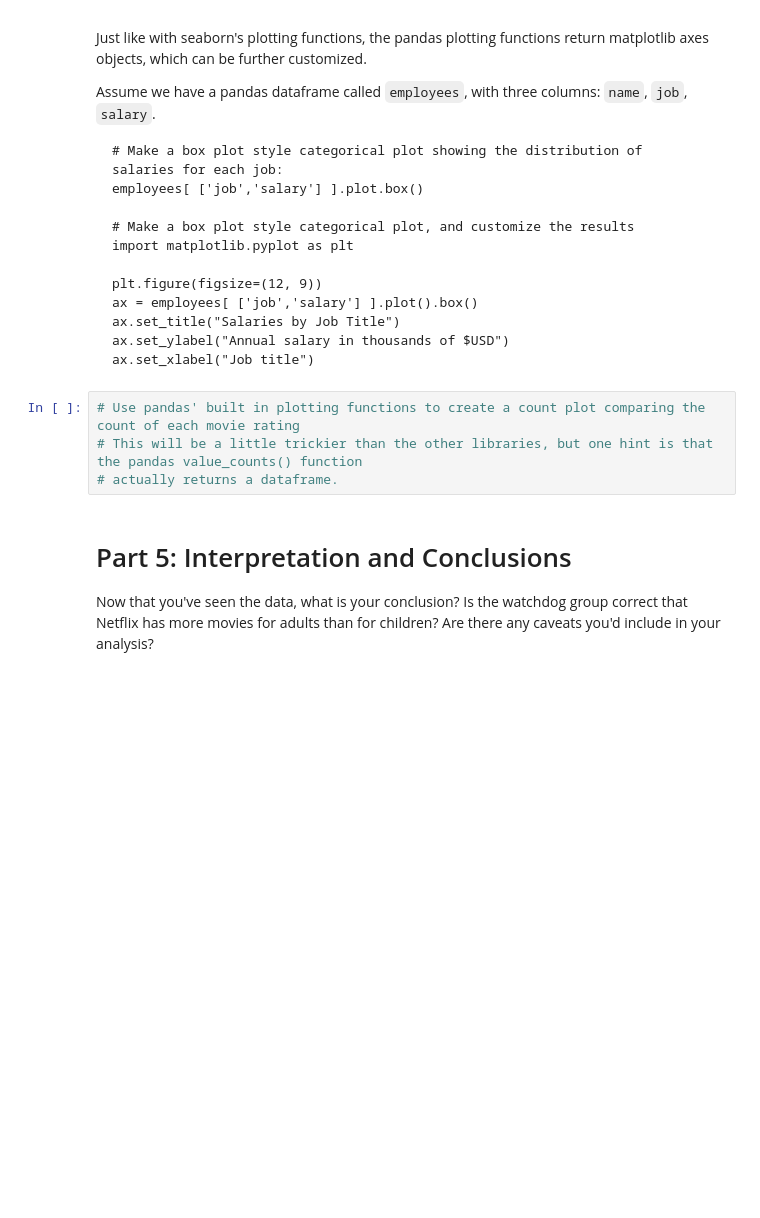
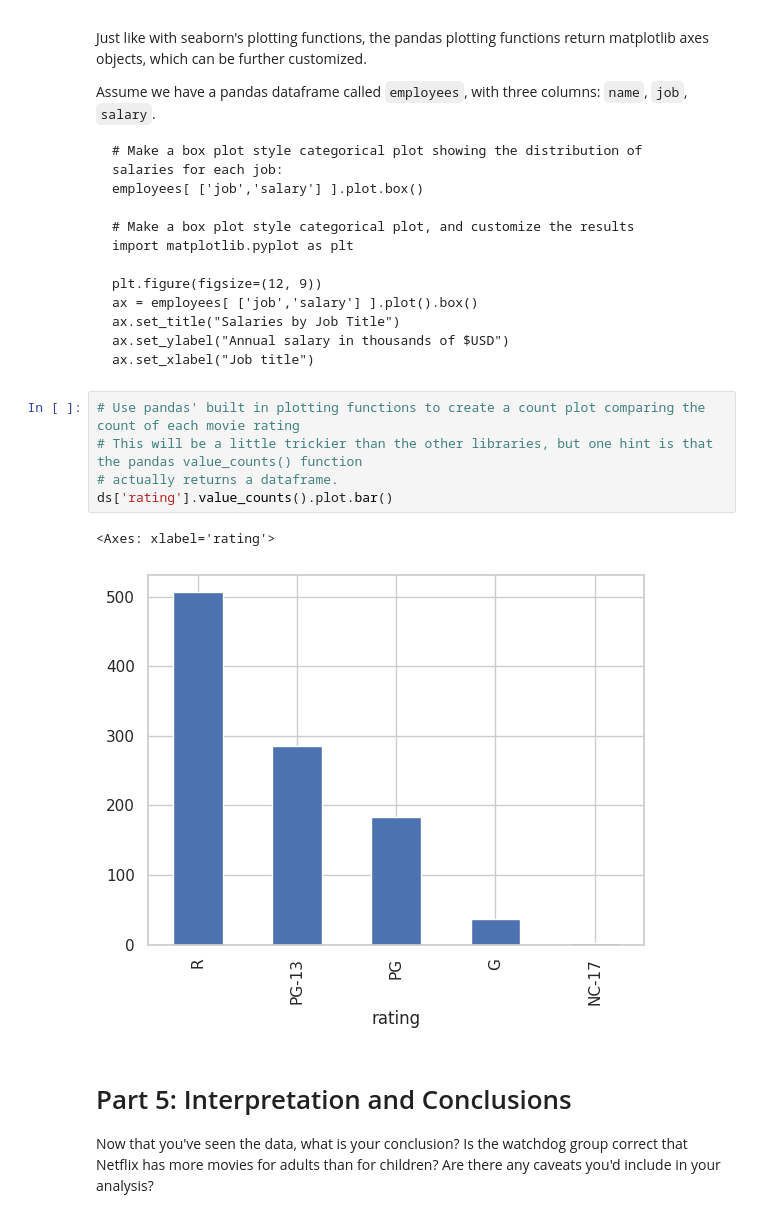
Before and after one commit to austinvirgin/austinvirgin.github.io, a Jupyter notebook: notebooks/Exploration_01.ipynb, the cells around one changed output. Drawn from its saved outputs; the diff is of its cells as text; blank space fills up the shorter version.

```diff
--- a/notebooks/Exploration_01.ipynb
+++ b/notebooks/Exploration_01.ipynb
@@ -241,7 +245,11 @@ Assume we have a pandas dataframe called `employees`, with three columns: `name`
 # %%
 # Use pandas' built in plotting functions to create a count plot comparing the count of each movie rating
 # This will be a little trickier than the other libraries, but one hint is that the pandas value_counts() function
 # actually returns a dataframe.
+ds['rating'].value_counts().plot.bar()
+# %% [output]
+<Axes: xlabel='rating'>
+[figure, added]
 # %% [markdown]
 # Part 5: Interpretation and Conclusions
 
```
Also changed, not shown: parts of 2 cells of this notebook.
